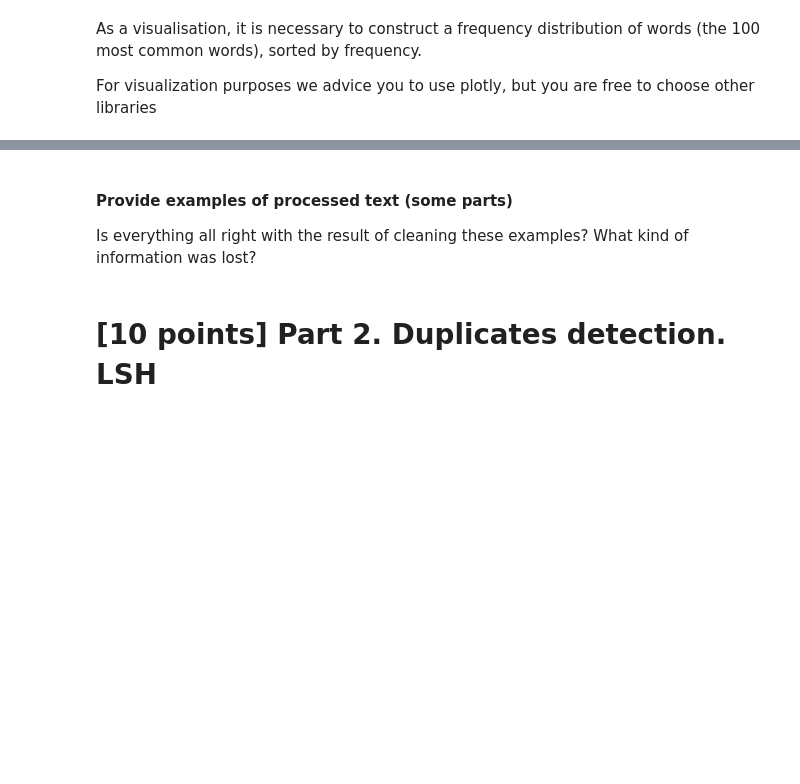
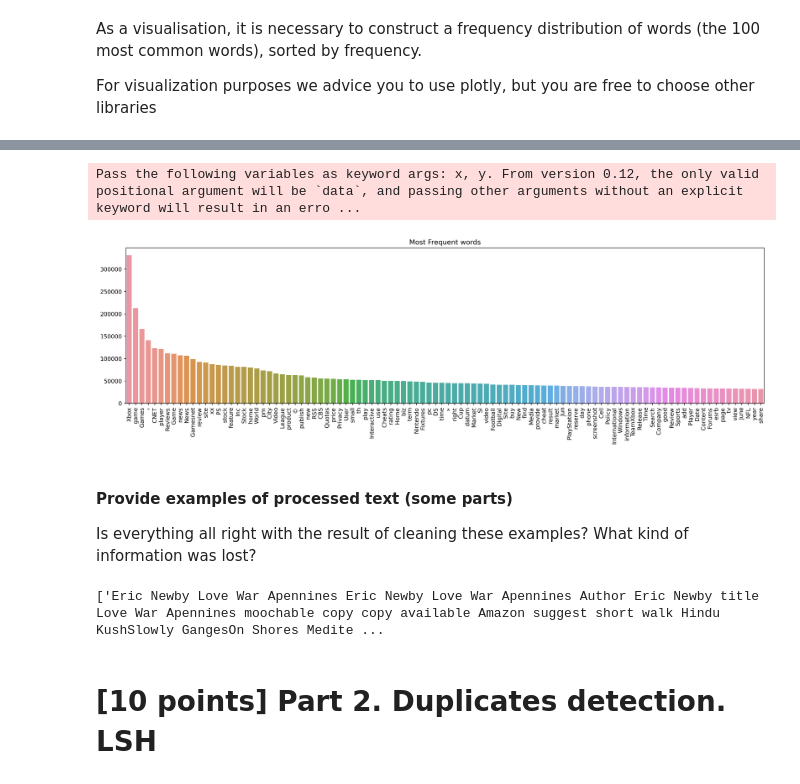
Before and after one commit to Nemat-Allah-Aloush/Advance-Natural-Language-Processing, a Jupyter notebook: Data cleaning_Duplicates detection_Topic model.ipynb, the cells around one changed output, grey strips where cells are left out. Cells and saved outputs as stored; diff of their text form; code cells hidden in the pictures; blank space fills up the shorter version.

```diff
--- a/Data cleaning_Duplicates detection_Topic model.ipynb
+++ b/Data cleaning_Duplicates detection_Topic model.ipynb
@@ -129,3 +252,14 @@ For visualization purposes we advice you to use plotly, but you are free to choo
+# %%
+x = most_frequent.index
+y = most_frequent
+figure(num=None, figsize=(20,5), dpi=256, facecolor='w', edgecolor='r')
+plt.title("Most Frequent words")
+g=sns.barplot(x, y)
+g.set_xticklabels(x,rotation=90)
+plt.show()
+# %% [output]
+Pass the following variables as keyword args: x, y. From version 0.12, the only valid positional argument will be `data`, and passing other arguments without an explicit keyword will result in an erro ...
+[figure, added]
 # %% [markdown]
 #### Provide examples of processed text (some parts)
 
@@ -133,3 +269,7 @@ Is everything all right with the result of cleaning these examples? What kind of
+# %%
+cleaned_data_list[0]
+# %% [output]
+['Eric Newby Love War Apennines Eric Newby Love War Apennines Author Eric Newby title Love War Apennines moochable copy copy available Amazon suggest short walk Hindu KushSlowly GangesOn Shores Medite ...
 # %% [markdown]
 # [10 points] Part 2. Duplicates detection. LSH
 # %% [markdown]
```
Also changed, not shown: parts of 27 cells of this notebook.
